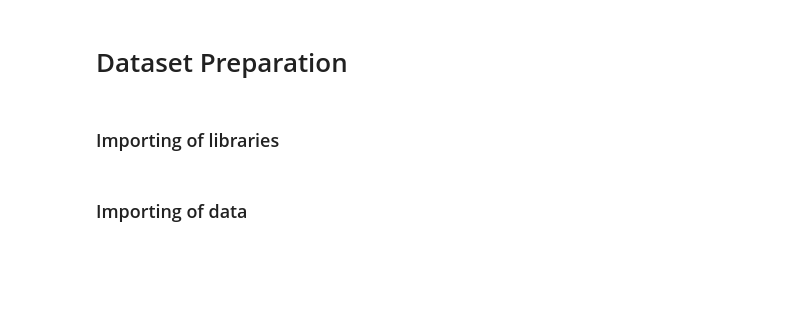
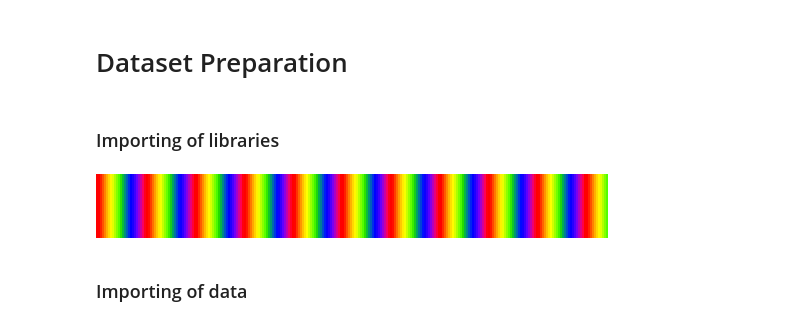
Before and after one commit to ELIJDAYO/ER_GAT, a Jupyter notebook: datasetPreparation.ipynb, the cells around one changed output. Saved outputs shown, nothing was run; the diff lists cells and outputs as text; code cells hidden in the pictures; blank space fills up the shorter version.

```diff
--- a/datasetPreparation.ipynb
+++ b/datasetPreparation.ipynb
@@ -5,21 +5,24 @@
 # %%
 import pandas as pd
 import os
 import pickle
 
 import collections
 from vocab import Vocab, Vectors
 from wordebd import WORDEBD
 
 import nltk
 from nltk.corpus import stopwords
 from nltk.tokenize import word_tokenize
 from nltk.stem import WordNetLemmatizer
 
 from wordcloud import WordCloud
+import matplotlib.cm
 import matplotlib.pyplot as plt
 %matplotlib inline
-plt.style.use("fivethirtyeight")
+matplotlib.colormaps.get_cmap('prism')
+# %% [output]
+[figure, added]
 # %% [markdown]
 ### Importing of data
 # %%
```
Also changed, not shown: parts of 4 cells of this notebook, 5 other files.
